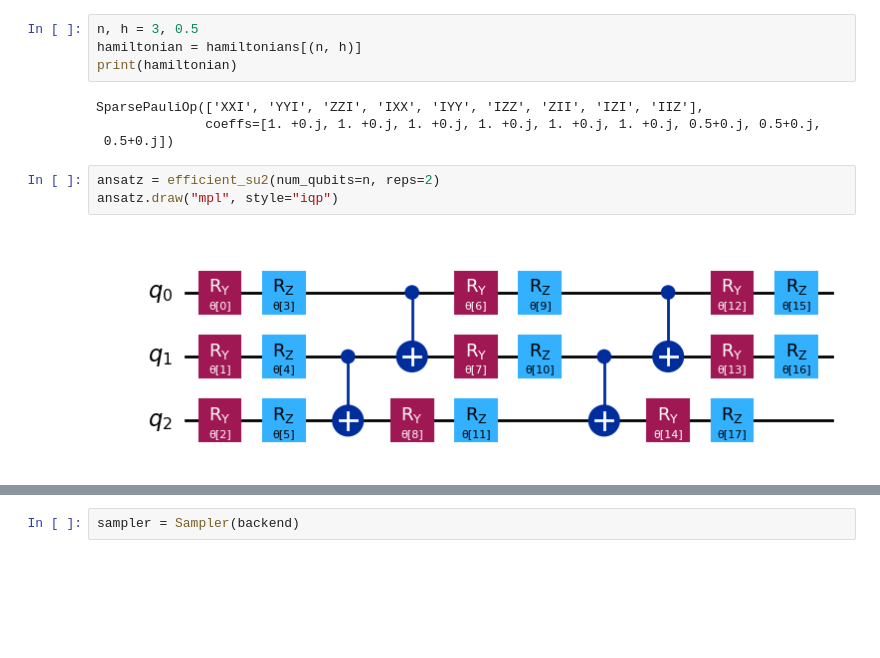
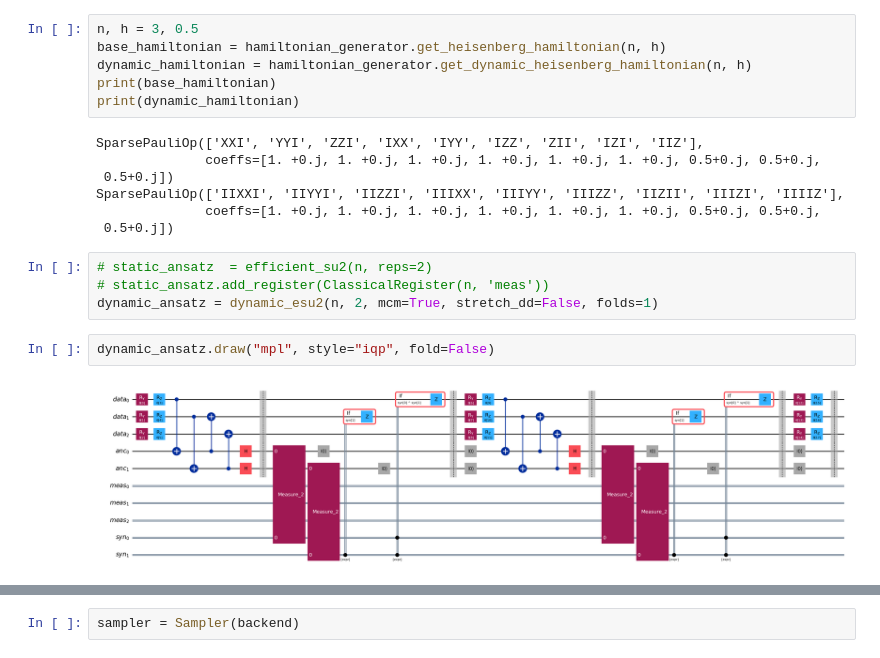
Before and after one commit to sumeetshirgure/dynemsim, a Jupyter notebook: HeisenbergChain/test_estimator.ipynb, the cells around one changed output, grey strips where cells are left out. Cells and saved outputs as stored; diff of their text form; blank space fills up the shorter version.

Commit message:
Fix bug in estimator. Test it with dynamic ansatz.

```diff
--- a/HeisenbergChain/test_estimator.ipynb
+++ b/HeisenbergChain/test_estimator.ipynb
@@ -52,16 +24,24 @@ for n, h in product(num_sites, couplings) :
 # %%
 n, h = 3, 0.5
-hamiltonian = hamiltonians[(n, h)]
-print(hamiltonian)
+base_hamiltonian = hamiltonian_generator.get_heisenberg_hamiltonian(n, h)
+dynamic_hamiltonian = hamiltonian_generator.get_dynamic_heisenberg_hamiltonian(n, h)
+print(base_hamiltonian)
+print(dynamic_hamiltonian)
 # %% [output]
 SparsePauliOp(['XXI', 'YYI', 'ZZI', 'IXX', 'IYY', 'IZZ', 'ZII', 'IZI', 'IIZ'],
               coeffs=[1. +0.j, 1. +0.j, 1. +0.j, 1. +0.j, 1. +0.j, 1. +0.j, 0.5+0.j, 0.5+0.j,
  0.5+0.j])
+SparsePauliOp(['IIXXI', 'IIYYI', 'IIZZI', 'IIIXX', 'IIIYY', 'IIIZZ', 'IIZII', 'IIIZI', 'IIIIZ'],
+              coeffs=[1. +0.j, 1. +0.j, 1. +0.j, 1. +0.j, 1. +0.j, 1. +0.j, 0.5+0.j, 0.5+0.j,
+ 0.5+0.j])
 # %%
-ansatz = efficient_su2(num_qubits=n, reps=2)
-ansatz.draw("mpl", style="iqp")
+# static_ansatz  = efficient_su2(n, reps=2)
+# static_ansatz.add_register(ClassicalRegister(n, 'meas'))
+dynamic_ansatz = dynamic_esu2(n, 2, mcm=True, stretch_dd=False, folds=1)
-# %% [output]
-[figure, removed]
+# %%
+dynamic_ansatz.draw("mpl", style="iqp", fold=False)
+# %% [output]
+[figure, added]
 # %%
 opt_params = np.load(f'params/params_{n}_{h}.npy')
 print(opt_params)
```
Also changed, not shown: parts of 9 cells of this notebook, 3 other files.
